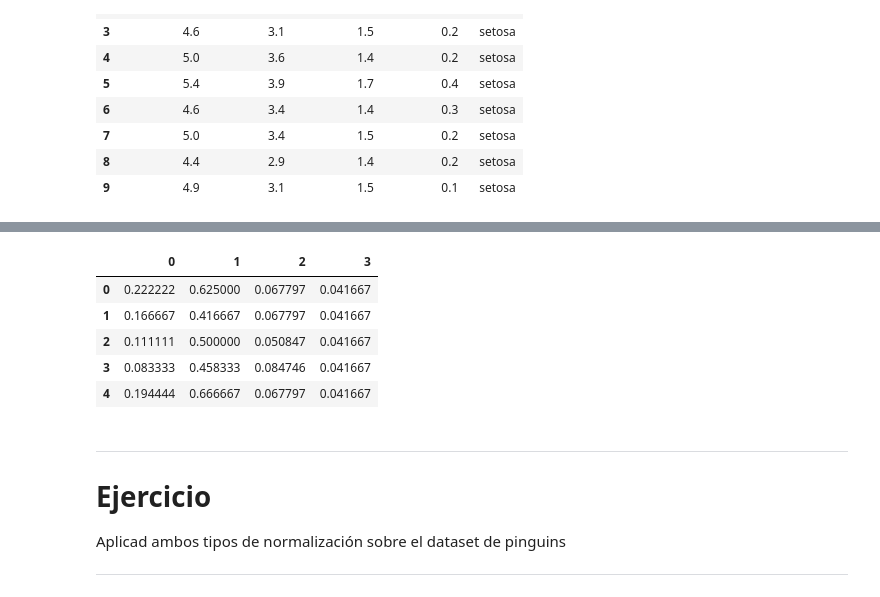
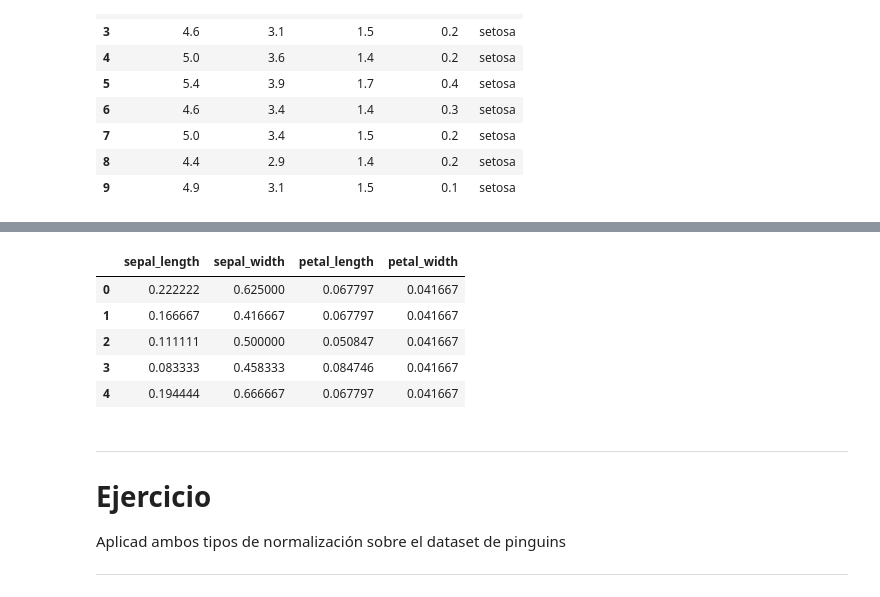
Before and after one commit to fergartor/IDAL_IA3_FGarciaTrorres, a Jupyter notebook: Seminario_preprocesadoDatos_1.ipynb, the cells around one changed output, grey strips where cells are left out. Drawn from its saved outputs; the diff is of its cells as text; code cells hidden in the pictures.

```diff
--- a/Seminario_preprocesadoDatos_1.ipynb
+++ b/Seminario_preprocesadoDatos_1.ipynb
@@ -62,11 +87,11 @@ X_transformed_df.head(5)
 # %%
 # Min-Max Scaling
 min_max_scl = MinMaxScaler()
 X_transformed = min_max_scl.fit_transform(X)
-X_transformed_df = pd.DataFrame(X_transformed)
+X_transformed_df = pd.DataFrame(X_transformed, columns=X.columns)
 X_transformed_df.head(5)
 # %% [output]
-|  | 0 | 1 | 2 | 3 |
+|  | sepal_length | sepal_width | petal_length | petal_width |
 | 0 | 0.222222 | 0.625000 | 0.067797 | 0.041667 |
 | 1 | 0.166667 | 0.416667 | 0.067797 | 0.041667 |
 | 2 | 0.111111 | 0.500000 | 0.050847 | 0.041667 |
```
Also changed, not shown: parts of 17 cells of this notebook.
